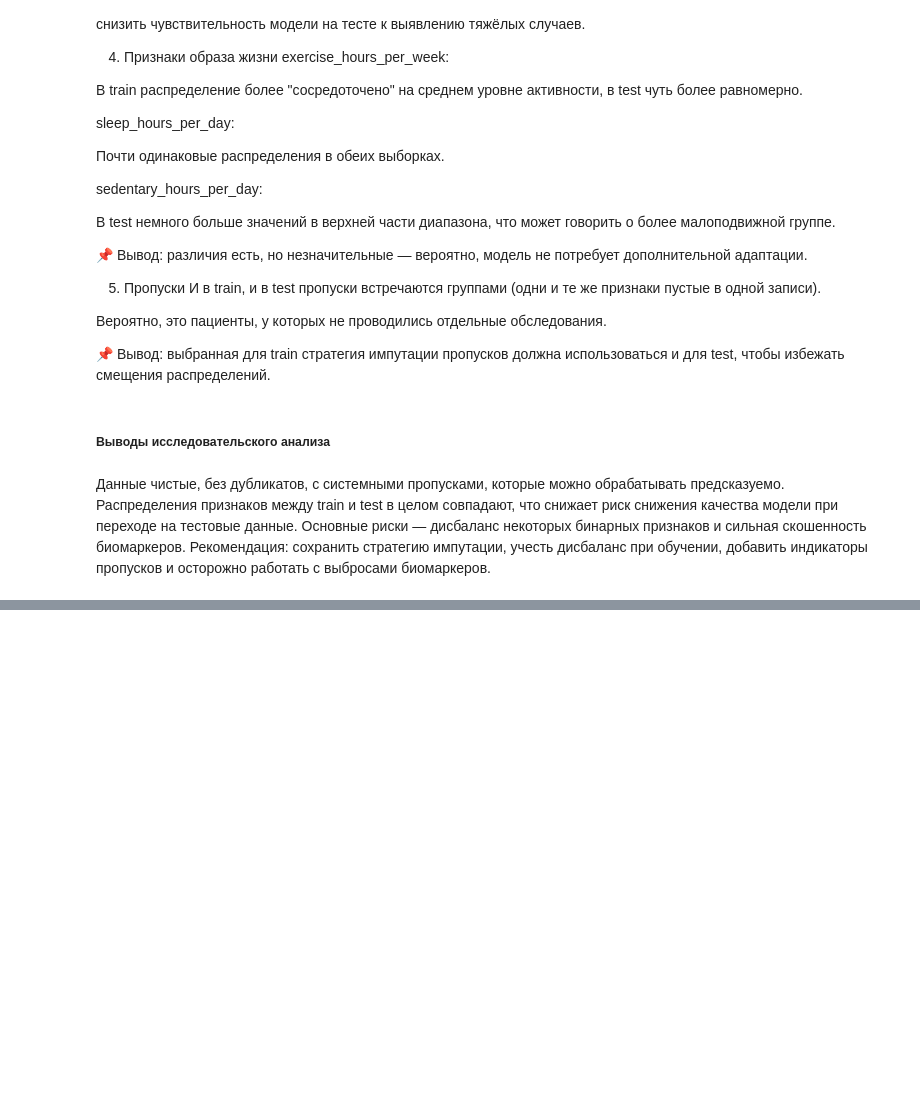
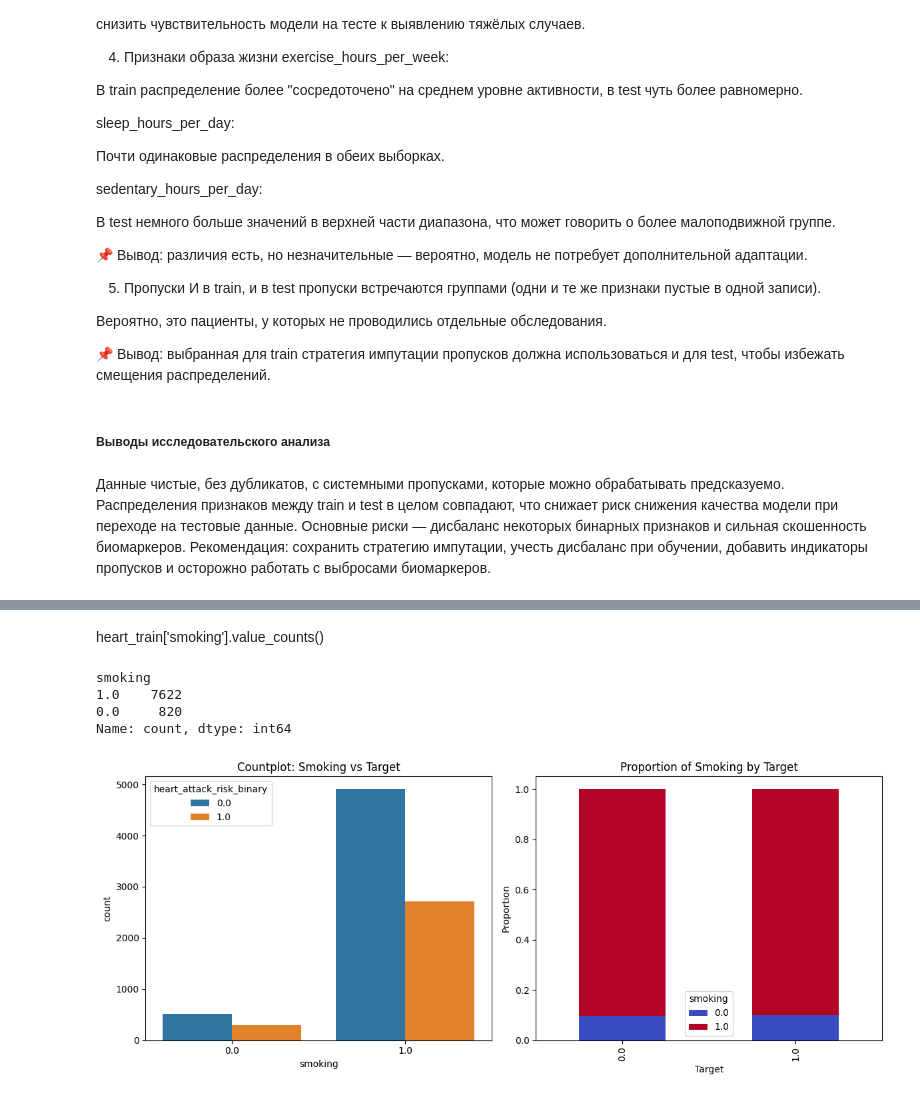
Before and after one commit to Malentaaa/heart_attack_project, a Jupyter notebook: project_heart_attack.ipynb, the cells around one changed output, grey strips where cells are left out. Saved outputs shown, nothing was run; the diff lists cells and outputs as text; code cells hidden in the pictures; blank space fills up the shorter version.

```diff
--- a/project_heart_attack.ipynb
+++ b/project_heart_attack.ipynb
@@ -825,0 +907,30 @@ sedentary_hours_per_day:
+# %% [markdown]
+heart_train['smoking'].value_counts()
+# %%
+heart_train['smoking'].value_counts()
+# %% [output]
+smoking
+1.0    7622
+0.0     820
+Name: count, dtype: int64
+# %%
+# 1) Визуализация smoking vs target (2 панели в одном figure)
+fig, axes = plt.subplots(1, 2, figsize=(12, 5))
+
+sns.countplot(data=heart_train, x='smoking', hue=TARGET_COL, ax=axes[0])
+axes[0].set_title('Countplot: Smoking vs Target')
+axes[0].set_xlabel('smoking')
+axes[0].set_ylabel('count')
+
+# ВАЖНО: передаём Series, и рисуем в существующую ось ax=axes[1]
+ctab = pd.crosstab(heart_train[TARGET_COL], heart_train['smoking'], normalize='index')
+ctab.plot(kind='bar', stacked=True, ax=axes[1], legend=True, colormap='coolwarm')
+axes[1].set_title('Proportion of Smoking by Target')
+axes[1].set_xlabel('Target')
+axes[1].set_ylabel('Proportion')
+axes[1].legend(title='smoking', loc='best')
+
+plt.tight_layout()
+plt.show()
+# %% [output]
+[figure, added]
```
Also changed, not shown: parts of 5 cells of this notebook.
